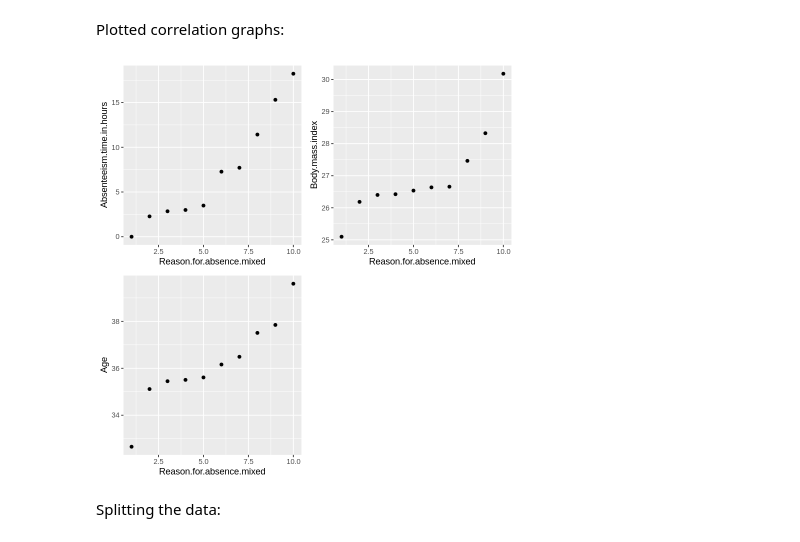
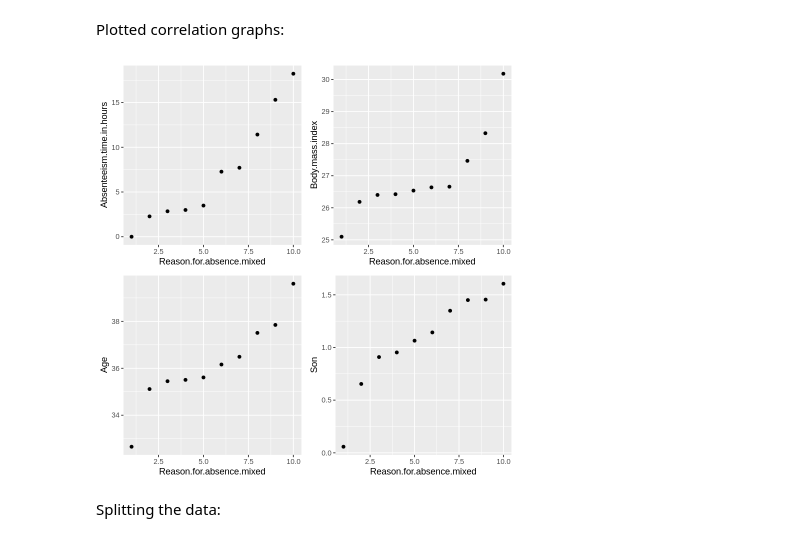
Before and after one commit to tim13246879/dsci-100-2022w1-group-87, a Jupyter notebook: Proposal.ipynb, the cells around one changed output. Saved outputs shown, nothing was run; the diff lists cells and outputs as text; code cells hidden in the pictures.

Commit message:
Added # children as predictor

```diff
--- a/Proposal.ipynb
+++ b/Proposal.ipynb
@@ -53,7 +52,7 @@ We will not use the mean in our final prediction
 # %% [markdown]
 Data table for absentee time in hours:
 # %%
-data_mean_time <- select(data,Reason.for.absence,Absenteeism.time.in.hours,Body.mass.index) |>
+data_mean_time <- select(data,Reason.for.absence,Absenteeism.time.in.hours) |>
         mutate(across(Reason.for.absence, as.factor))  |>
     group_by(Reason.for.absence)|>
     summarize(Absenteeism.time.in.hours = mean(Absenteeism.time.in.hours))|>
@@ -80,7 +79,7 @@ A tibble: 10 × 3
 # %% [markdown]
 Data table for BMI:
 # %%
-data_mean_BMI <- select(data,Reason.for.absence,Absenteeism.time.in.hours,Body.mass.index) |>
+data_mean_BMI <- select(data,Reason.for.absence,Body.mass.index) |>
         mutate(across(Reason.for.absence, as.factor))  |>
     group_by(Reason.for.absence)|>
     summarize(Body.mass.index = mean(Body.mass.index)) |>
@@ -107,7 +106,7 @@ A tibble: 10 × 3
 # %% [markdown]
 Data plot for Age:
 # %%
-data_mean_Age <- select(data,Reason.for.absence,Absenteeism.time.in.hours,Body.mass.index,Age) |>
+data_mean_Age <- select(data,Reason.for.absence,Age) |>
         mutate(across(Reason.for.absence, as.factor))  |>
     group_by(Reason.for.absence)|>
     summarize(Age = mean(Age)) |>
@@ -131,3 +130,14 @@ A tibble: 10 × 3
 | 8 | 28 | 37.50893 |
 | 9 | 26 | 37.84848 |
 | 10 | 0 | 39.60465 |
+# %%
+data_mean_children <- select(data,Reason.for.absence,Son) |>
+        mutate(across(Reason.for.absence, as.factor))  |>
+    group_by(Reason.for.absence)|>
+    summarize(Son = mean(Son)) |>
+    arrange(Son) |>
+    tibble::rowid_to_column("Reason.for.absence.mixed")
+data_mean_children
+
+data_plot_children <- ggplot(data_mean_children, aes(x=Reason.for.absence.mixed,y=Son)) +
+    geom_point()
@@ -134,10 +158,10 @@ A tibble: 10 × 3
 # %% [markdown]
 Plotted correlation graphs:
 # %%
-plotted_grids <- plot_grid(data_plot_time, data_plot_BMI, data_plot_Age)
+plotted_grids <- plot_grid(data_plot_time, data_plot_BMI, data_plot_Age, data_plot_children)
 plotted_grids
 # %% [output]
-[figure, old version]
+[figure, new version]
 # %% [markdown]
 Splitting the data:
 # %%
```
Also changed, not shown: parts of 3 cells of this notebook.
